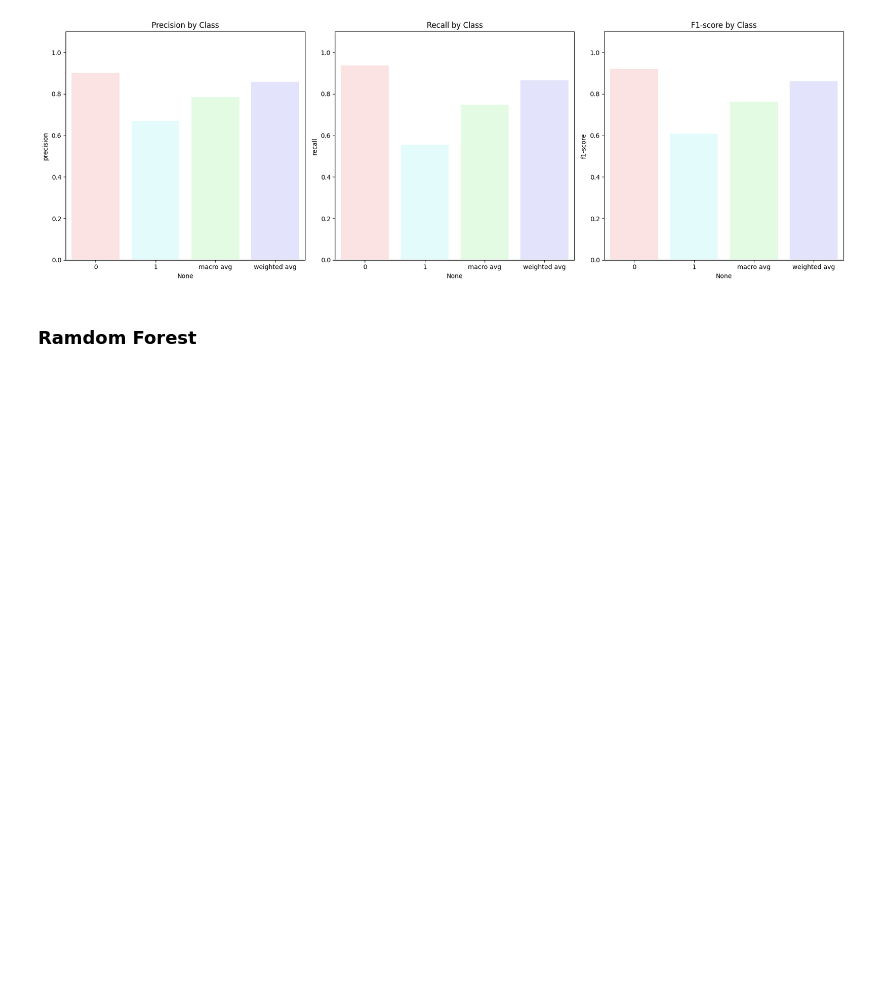
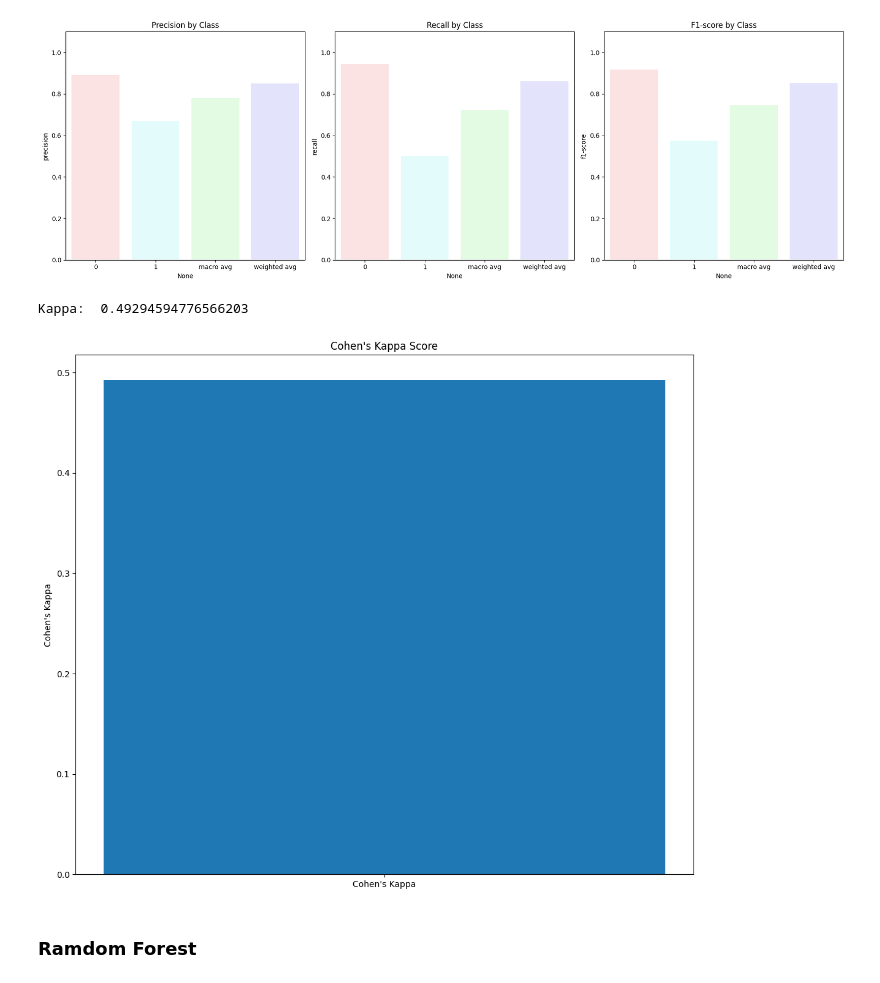
Before and after one commit to alexandersanchezjr/fvl-prediction-model, a Jupyter notebook: Prediccion de inasistencias .ipynb, the cells around one changed output. Saved outputs shown, nothing was run; the diff lists cells and outputs as text; code cells hidden in the pictures; blank space fills up the shorter version.

```diff
--- a/Prediccion de inasistencias .ipynb
+++ b/Prediccion de inasistencias .ipynb
@@ -869,0 +887,2 @@ predict[:20]
+# %%
+y_pred = xgb_clf.predict(X_test)
@@ -899,6 +937,14 @@ Passing `palette` without assigning `hue` is deprecated and will be removed in v
 
   sns.barplot(ax=ax, x=df.index, y=metric, data=df, palette=colors)
 [figure]
+# %%
+print("Kappa: ",kappa)
+# %% [output]
+Kappa:  0.49294594776566203
+# %%
+plot_kappa(kappa)
+# %% [output]
+[figure, added]
 # %% [markdown]
 ### Ramdom Forest
 # %%
```
Also changed, not shown: parts of 30 cells of this notebook.
